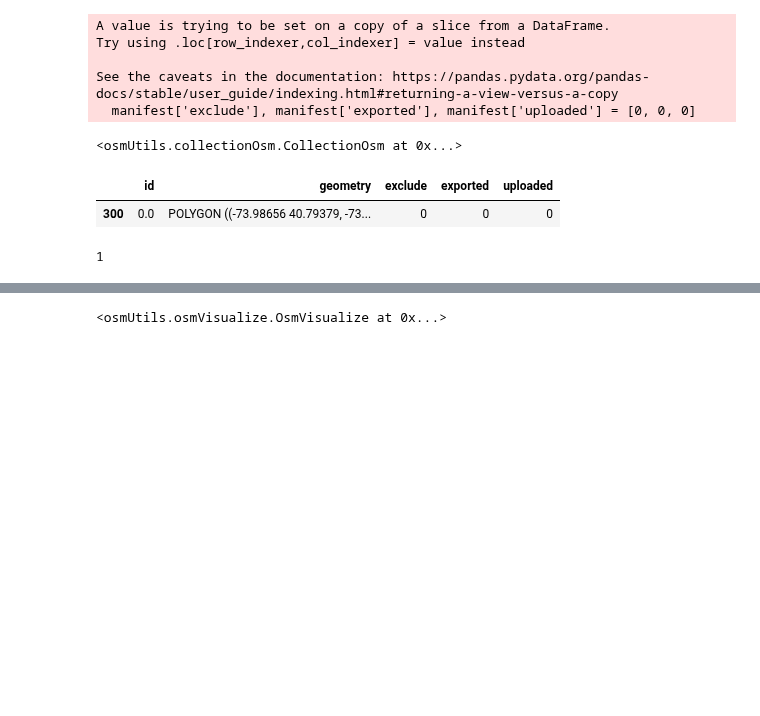
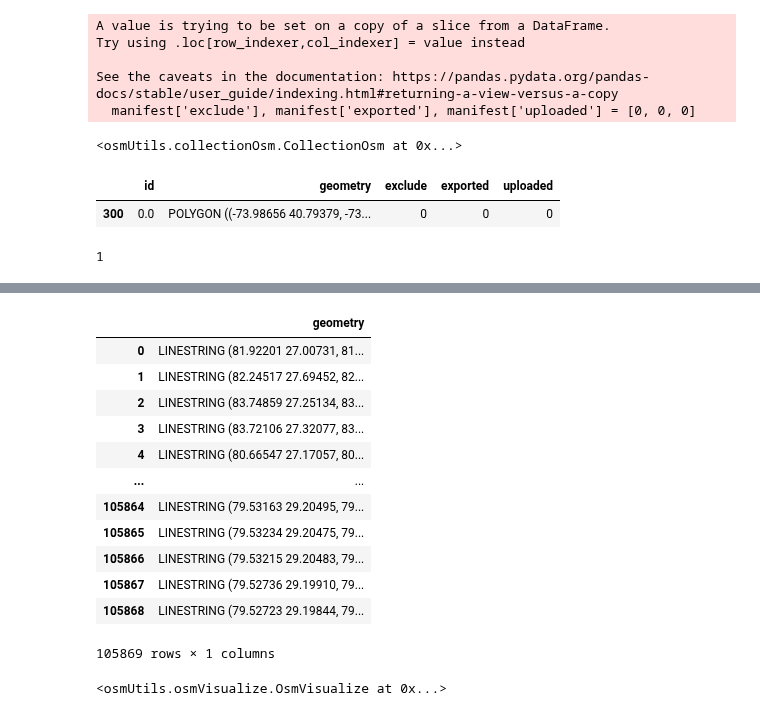
Before and after one commit to vizzTools/osmUtils, a Jupyter notebook: osmUtils_prototype.ipynb, the cells around one changed output, grey strips where cells are left out. Drawn from its saved outputs; the diff is of its cells as text; code cells hidden in the pictures; blank space fills up the shorter version.

```diff
--- a/osmUtils_prototype.ipynb
+++ b/osmUtils_prototype.ipynb
@@ -86,0 +100,16 @@ road_df.head()
+# %%
+road_df.
+# %% [output]
+|  | geometry |
+| 0 | LINESTRING (81.92201 27.00731, 81... |
+| 1 | LINESTRING (82.24517 27.69452, 82... |
+| 2 | LINESTRING (83.74859 27.25134, 83... |
+| 3 | LINESTRING (83.72106 27.32077, 83... |
+| 4 | LINESTRING (80.66547 27.17057, 80... |
+| ... | ... |
+| 105864 | LINESTRING (79.53163 29.20495, 79... |
+| 105865 | LINESTRING (79.53234 29.20475, 79... |
+| 105866 | LINESTRING (79.53215 29.20483, 79... |
+| 105867 | LINESTRING (79.52736 29.19910, 79... |
+| 105868 | LINESTRING (79.52723 29.19844, 79... |
+105869 rows × 1 columns
```
Also changed, not shown: parts of 10 cells of this notebook, 2 other files.
